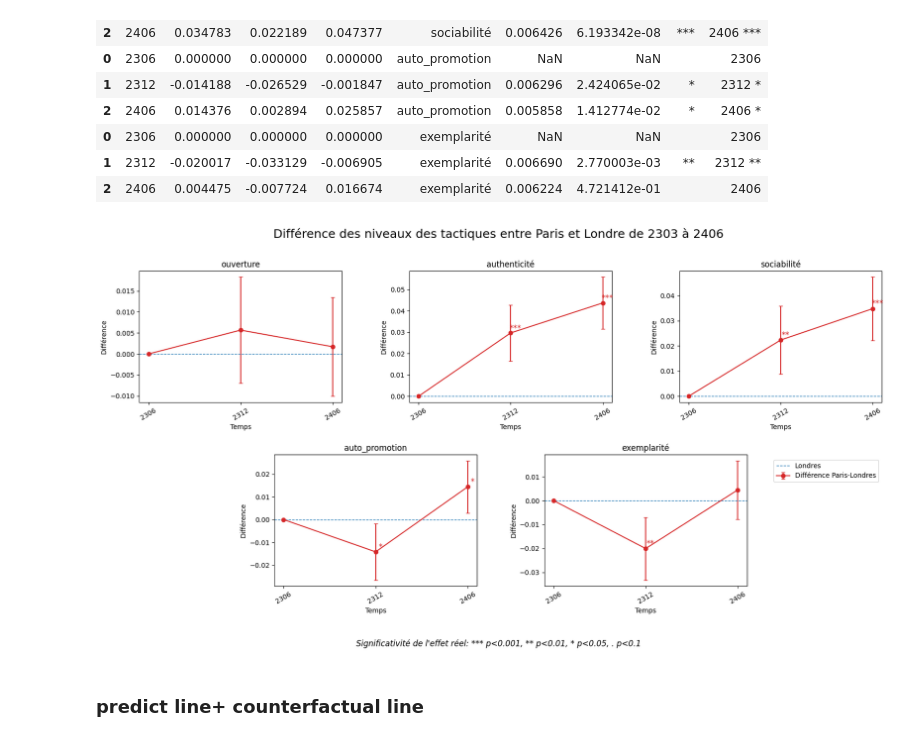
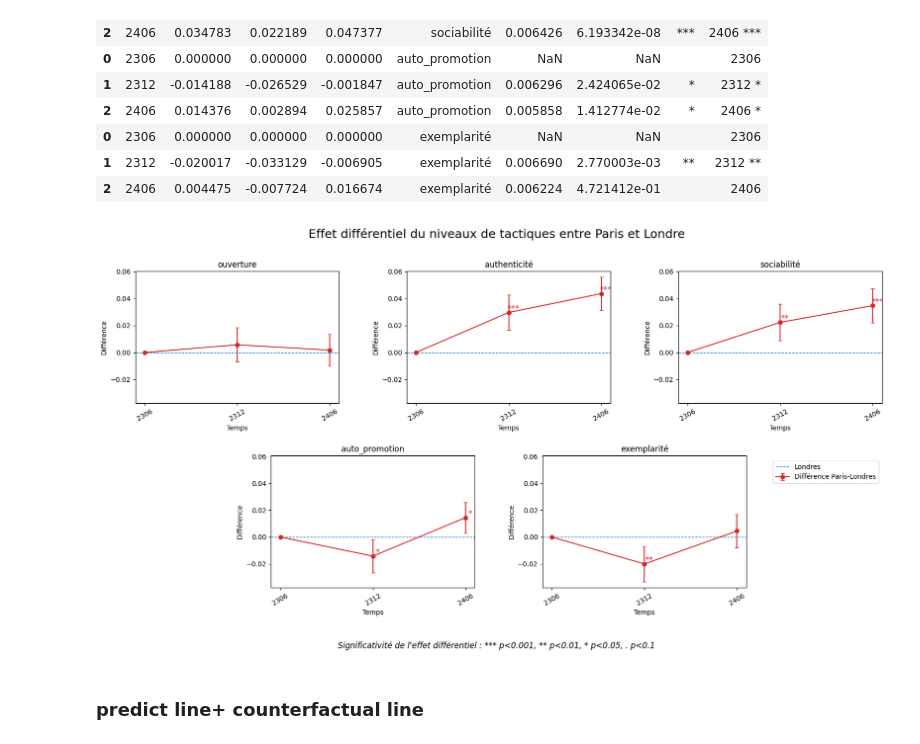
Before and after one commit to yeliu-dh/SelfPresentation_Multimodal_airbnb, a Jupyter notebook: D_stat/test_mod2324-2.ipynb, the cells around one changed output. Cells and saved outputs as stored; diff of their text form; code cells hidden in the pictures.

```diff
--- a/D_stat/test_mod2324-2.ipynb
+++ b/D_stat/test_mod2324-2.ipynb
@@ -262,7 +260,8 @@ importlib.reload(modeling_did)
 from utils.modeling_did import run_tactic_model_by_time
 
 df=df_all.copy()
-model_tactic=run_tactic_model_by_time(df, y="authenticité")
+var="auto_promotion"
+model_tactic=run_tactic_model_by_time(df, y=var)
 print(model_tactic.summary())
 # %% [output]
                             OLS Regression Results
@@ -362,7 +362,6 @@ data_all
 | 1 | 2312 | -0.020017 | -0.033129 | -0.006905 | exemplarité | 0.006690 | 2.770003e-03 | ** | 2312 ** |
 | 2 | 2406 | 0.004475 | -0.007724 | 0.016674 | exemplarité | 0.006224 | 4.721412e-01 |  | 2406 |
 # %%
-
 importlib.reload(modeling_did)
 from utils.modeling_did import get_event_study_data, get_ddd_effect, run_tactic_model_by_time, plot_one_did
 import matplotlib.pyplot as plt
@@ -378,13 +377,13 @@ gs = gridspec.GridSpec(2, 6, figure=fig, hspace=0.4, wspace=1)
 axes = []
 # 第一行三个：分别占两列宽 (0:2, 2:4, 4:6)
 ax1 = fig.add_subplot(gs[0, 0:2])
-ax2 = fig.add_subplot(gs[0, 2:4])
-ax3 = fig.add_subplot(gs[0, 4:6])
+ax2 = fig.add_subplot(gs[0, 2:4],sharey=ax1)
+ax3 = fig.add_subplot(gs[0, 4:6],sharey=ax1)
 axes.extend([ax1, ax2, ax3])
 
 # 第二行两个：让它们居中，分别占中间的两列 (1:3 和 3:5)
-ax4 = fig.add_subplot(gs[1, 1:3])
-ax5 = fig.add_subplot(gs[1, 3:5])
+ax4 = fig.add_subplot(gs[1, 1:3],sharey=ax1)
+ax5 = fig.add_subplot(gs[1, 3:5],sharey=ax1)
 axes.extend([ax4, ax5])
 
 # 确保 tactics_vars 长度为 5（或小于等于 len(axes)）
@@ -394,7 +393,7 @@ n_to_plot = min(len(tactics_bio), len(axes))
 for i, var in enumerate(tactics_bio):
     plot_one_did(data=data_all, axes=axes, i=i, var=var)
 fig.suptitle(
-        "Différence des niveaux des tactiques entre Paris et Londre de 2303 à 2406",
+        "Effet différentiel du niveaux de tactiques entre Paris et Londre",
         fontsize=18,
         y=0.98
     )
@@ -402,43 +401,76 @@ fig.suptitle(
 
 # --------------------legend------------------------
 from matplotlib.lines import Line2D
 handles, labels = axes[0].get_legend_handles_labels()
 fig.legend(
     handles,
     labels,
     loc="upper right",
     bbox_to_anchor=(0.9,0.45) # legend (x, y)，x>1则在图外, y=0在底线
 )
 
 plt.figtext(
     0.5, 0.01,
-    "Significativité de l'effet réel: *** p<0.001, ** p<0.01, * p<0.05, . p<0.1",
+    "Significativité de l'effet différentiel : *** p<0.001, ** p<0.01, * p<0.05, . p<0.1",
     ha="center",
     fontsize=12,
     style="italic"
 )
 
 plt.tight_layout(rect=[0, 0.1, 1,1])
 plt.subplots_adjust(bottom=0.15)#控制子图到底的距离，给text留出空间
 plt.show()
+
 # --------------------------------------------
-
 # 在event study，不对趋势形状做任何假设，如果不存在jo，我们认为2406的差异和2312一样，两个点处于一条水平线上
 # 所以jo的效应偏离这条差异水平线
 # 如果trend是线性的，2406没有jo的差异会落在延长线上，表示两地的差异不断扩大
 
+# ------------------------MECANISME--------------------------
+# 每个点是交互项的coef代表除去in_paris, C(time)之外的其他变化, in_paris:2312, in_paris:2406
+# 变化的差值，[变化水平]差值！
+# ***假设paris和london的从同一基线（2306）出发，paris 比london多变化或少变化多少
+
+# (Paris_t - Paris_2306)
+# -
+# (London_t - London_2306)
+# =
+# (Paris_t -London_t) -(Paris_2306-London_2306)
+# 一个时间点的水平变化差-水平基准差(2306)=这个时间点真正的水平差值
+
+
+# *** La différence en différences des niveau de tactique entre Paris et Londres, au delà de leur différence de base
+# si la tactique n'est pas affecté par un choc extérieur, la tendance doit rester horizontal!
+# si la ligne descend de dec 2023 au juin 2024, cad la différence diminue; au contraire différence s'élargit davantage
+## comme la différence existent avant jo, l'effet réel est la distance verticale entre 2312 et 2406
+
+
+## 【解释有变化！！！因果关系！变化大小？】
+## 仅变化是否（因受到冲击）显著改变，变化是否扩大还是缩小（红线上升或者下降）# 点代表change，折线代表change in change
+# 如果没有冲击2406和2312应该平行
+# 不代表实际水平的变化方向（不需要用一张图解释所有）
+
+
+
+
+
+
+
+
 # ------------------------RESULTS--------------------------
-
-# 在蓝线智商说明paris比london的平均水平高
-# 横向对比：1232 VS 2406的垂直差异 代表JO 期间策略变化的大小
+# ***
+# 不是单纯的一个时间点上两个城市之间的差值！！！！而是差值的差值！（减去了及基准组的差值）
+# au dela de la différence initiale, on mesure la différence entre les deux, qui peut être dû aux chocs extérieurs: la saisonnalité, l'événement spécial...
+# 把2312当作基准，检查是否有pre-trend, 2406和2312之间的垂直距离ddd表示了（JO）的对于水平的提升/减少效果
+# ***
+# 1) 看变化的方向：扩大还是减小
+# 2) 看ddd
 
 # 在2406：
-# ouverture差异缩小
-# auth, socio差异扩大
-# auto差异相似，但是反超：原本london更多auto，但是jo期间大幅增多
-# exem差异缩小，大幅增多，超过london
+## ouv原本的变化减少，auth，socio，auto，exem增多
+### 不代表！真实水平的趋势
 # %% [output]
-[figure, old version]
+[figure, new version]
 # %% [markdown]
 ### predict line+ counterfactual line
 # %%
```
Also changed, not shown: parts of 44 cells of this notebook, 7 other files.
